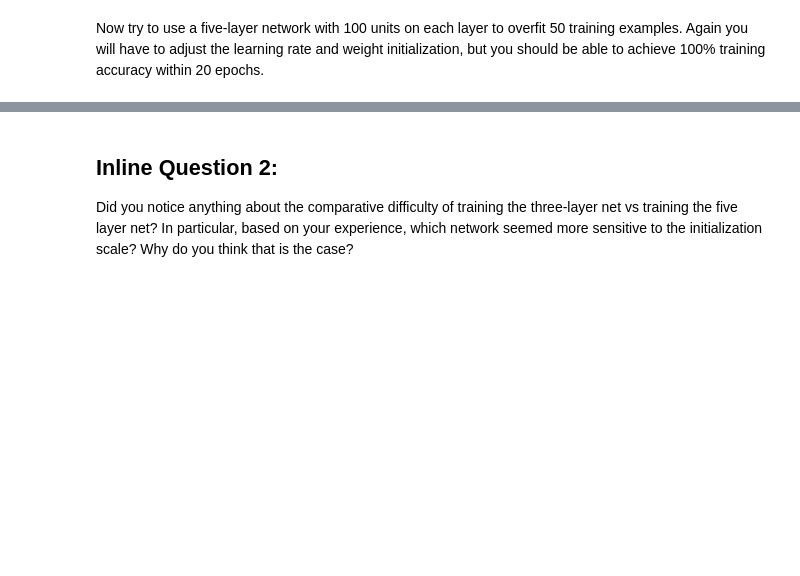
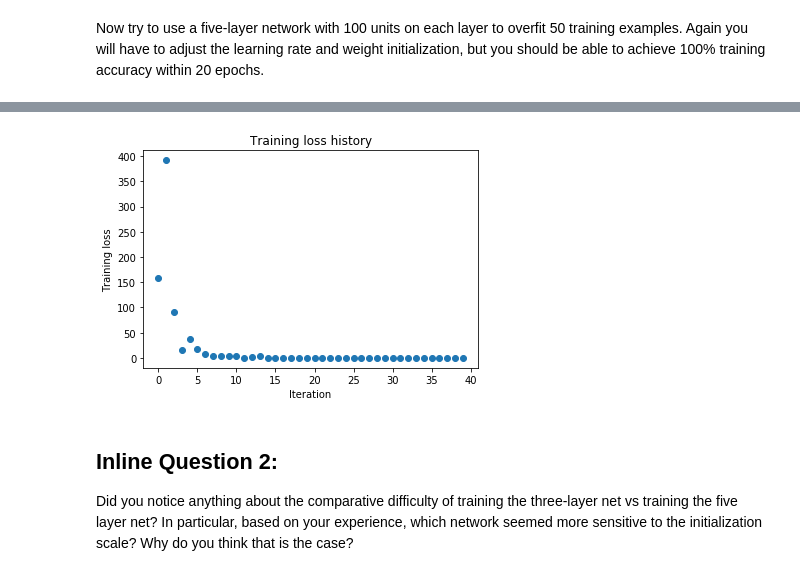
Before and after one commit to melfm/learning-classifiers, a Jupyter notebook: playground/cs231n/assignment2/FullyConnectedNets.ipynb, the cells around one changed output, grey strips where cells are left out. Drawn from its saved outputs; the diff is of its cells as text; code cells hidden in the pictures; blank space fills up the shorter version.

```diff
--- a/playground/cs231n/assignment2/FullyConnectedNets.ipynb
+++ b/playground/cs231n/assignment2/FullyConnectedNets.ipynb
@@ -476,7 +489,8 @@ small_data = {
 }
 
 learning_rate = 2e-3
-weight_scale = 1e-5
+weight_scale = 1e-1
+
 model = FullyConnectedNet([100, 100, 100, 100],
                 weight_scale=weight_scale, dtype=np.float64)
 solver = Solver(model, small_data,
@@ -493,3 +507,4 @@ plt.title('Training loss history')
 plt.xlabel('Iteration')
 plt.ylabel('Training loss')
 plt.show()
+# %% [output]
@@ -496,3 +528,4 @@ plt.show()
+[figure, added]
 # %% [markdown]
 ## Inline Question 2:
 Did you notice anything about the comparative difficulty of training the three-layer net vs training the five layer net? In particular, based on your experience, which network seemed more sensitive to the initialization scale? Why do you think that is the case?
```
Also changed, not shown: parts of 14 cells of this notebook, 1 other file.
